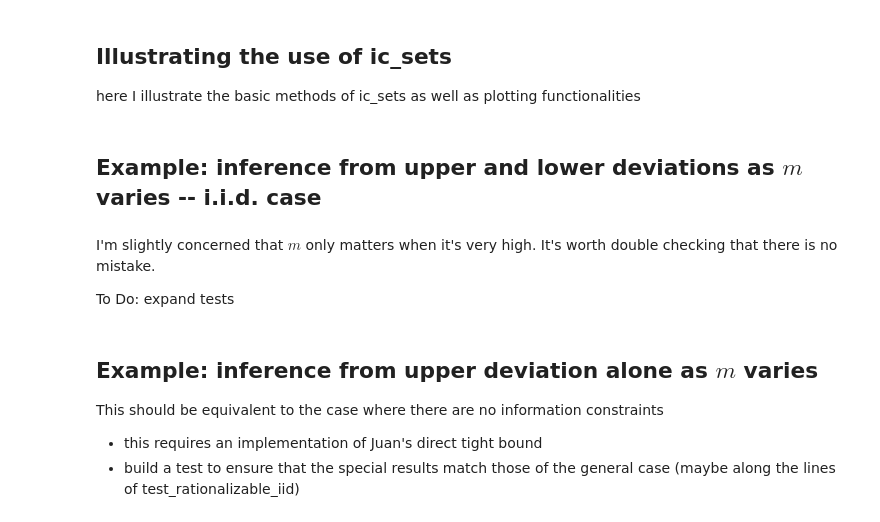
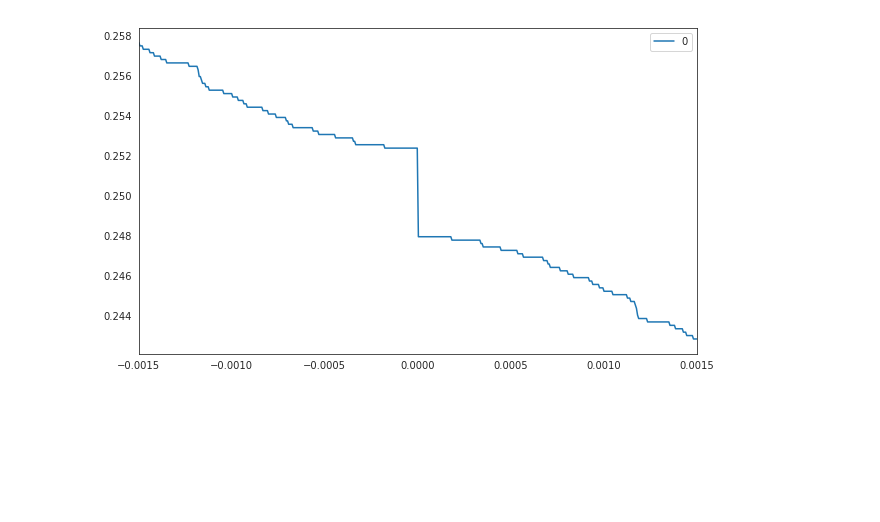
Before and after one commit to sylvaingchassang/missing_bids, a Jupyter notebook: example_tsuchiura.ipynb, the cells around one changed output. Saved outputs shown, nothing was run; the diff lists cells and outputs as text; code cells hidden in the pictures; blank space fills up the shorter version.

```diff
--- a/example_tsuchiura.ipynb
+++ b/example_tsuchiura.ipynb
@@ -105,3 +27,0 @@ plt.show()
-# %% [markdown]
-## Illustrating the use of ic_sets
-here I illustrate the basic methods of ic_sets as well as plotting functionalities
@@ -164,2 +27,0 @@ plt.show()
-# %% [markdown]
-## Example: inference from upper and lower deviations as $m$ varies -- i.i.d. case
@@ -177,13 +28,4 @@ df
-# %% [markdown]
-I'm slightly concerned that $m$ only matters when it's very high.
-It's worth double checking that there is no mistake.
-
-To Do: expand tests
-# %% [markdown]
-## Example: inference from upper deviation alone as $m$ varies
-
-This should be equivalent to the case where there are no information constraints
-
-- this requires an implementation of Juan's direct tight bound
-- build a test to ensure that the special results match those of the general case
-  (maybe along the lines of test_rationalizable_iid)
+# %%
+tsuchiura_data.demand_function(-.0015, .0015).plot(figsize = (10,6))
+# %% [output]
+[figure, added]
```
Also changed, not shown: parts of 23 cells of this notebook, 4 other files.
